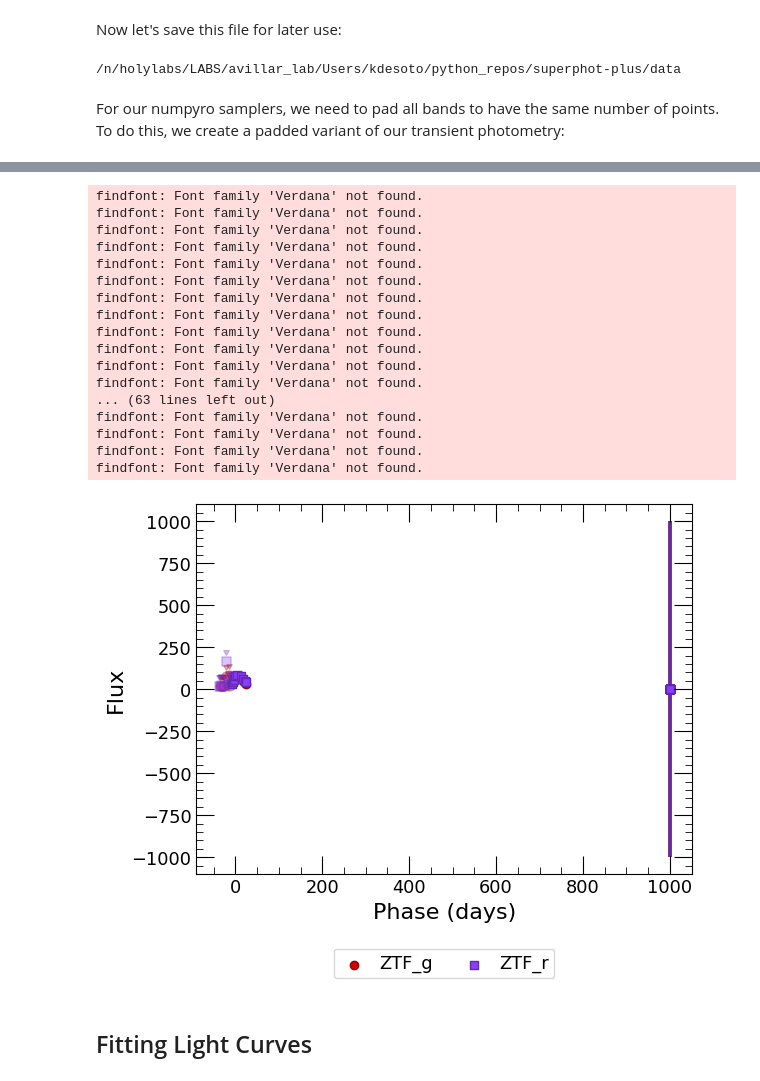
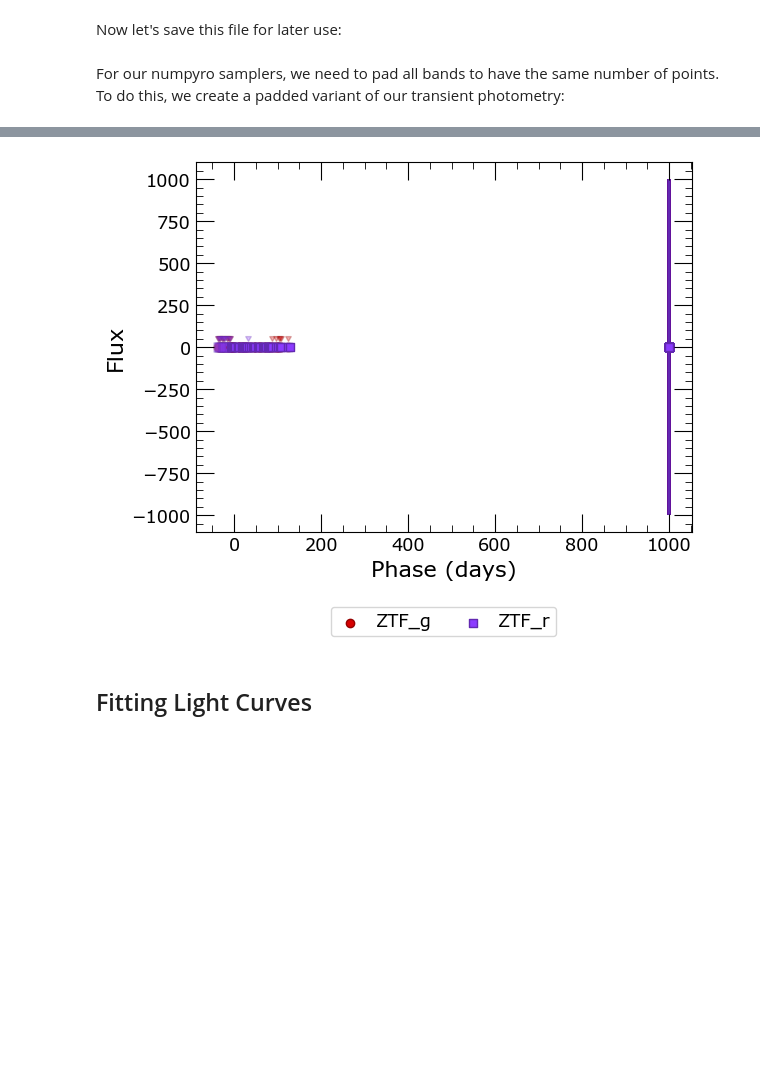
Before and after one commit to VTDA-Group/superphot-plus, a Jupyter notebook: docs/notebooks/tutorial.ipynb, the cells around one changed output, grey strips where cells are left out. Cells and saved outputs as stored; diff of their text form; code cells hidden in the pictures; blank space fills up the shorter version.

```diff
--- a/docs/notebooks/tutorial.ipynb
+++ b/docs/notebooks/tutorial.ipynb
@@ -18,6 +26,4 @@ from snapi import Photometry, Transient
 # %%
-test_sn = "2022abfi"
-
 alerce_agent = ALeRCEQueryAgent()
 tns_agent = TNSQueryAgent()
 transient = Transient(iid=test_sn)
@@ -85,11 +55,7 @@ Let's phase the light curve and correct for extinction:
 # %%
-photometry.phase()
-corr_lcs = []
-for lc in photometry.light_curves:
-    corr_lcs.append(
-        lc.correct_extinction(coordinates=transient.coordinates)
-    )
-photometry = Photometry(corr_lcs)
+photometry.phase(inplace=True)
+photometry.normalize(inplace=True)
+photometry.correct_extinction(coordinates=transient.coordinates, inplace=True)
 transient.photometry = photometry
 
 fig, ax = plt.subplots()
@@ -120,14 +69,4 @@ findfont: Font family 'Verdana' not found.
 # %% [markdown]
 Now let's save this file for later use:
-# %%
-# all data will be saved in root directory "data" folder
-import os
-from pathlib import Path
-
-p = Path(os.getcwd()).parents[1]
-SAVE_DIR = os.path.join(p, "data")
-print(SAVE_DIR)
-# %% [output]
-/n/holylabs/LABS/avillar_lab/Users/kdesoto/python_repos/superphot-plus/data
 # %%
 transient.save(
@@ -136,36 +75,24 @@ transient.save(
 # %% [markdown]
 For our numpyro samplers, we need to pad all bands to have the same number of points. To do this, we create a padded variant of our transient photometry:
 # %%
-from astropy.time import Time
-import astropy.units as u
-from snapi import Transient, Formatter
-import os
-from pathlib import Path
-import matplotlib.pyplot as plt
-from snapi import Photometry
-
-test_sn = "2022abfi"
-p = Path(os.getcwd()).parents[1]
-SAVE_DIR = os.path.join(p, "data")
-print(SAVE_DIR)
-
 transient = Transient.load(
-    os.path.join(SAVE_DIR, test_sn+".h5"),
+    os.path.join(SAVE_DIR, test_sn),
 )
 
+n_pad = int(2**np.ceil(np.log2(len(transient.photometry.detections))))
+
 padded_lcs = set()
-fill = {'time': 1000., 'flux': 0.1, 'flux_unc': 1000., 'zpt': 23.90, 'non_detections': False}
+fill = {'phase': 1000., 'flux': 0.1, 'flux_unc': 1000., 'zpt': 23.90, 'non_detections': False}
 
 padded_lcs = []
 for lc in transient.photometry.light_curves:
-    padded_lc=lc.pad(fill, 32 - len(lc.detections))
+    padded_lc=lc.pad(fill, n_pad - len(lc.detections))
     padded_lcs.append(padded_lc)
-    print(padded_lc.detections)
 
-padded_photometry = Photometry(padded_lcs)
+padded_photometry = Photometry.from_light_curves(padded_lcs)
 transient.photometry = padded_photometry
 transient.save(
-    os.path.join(SAVE_DIR, test_sn+"_padded.h5")
+    os.path.join(SAVE_DIR, test_sn+"_padded")
 )
 formatter = Formatter()
 fig, ax = plt.subplots()
@@ -194,20 +104,3 @@ time
-findfont: Font family 'Verdana' not found.
-findfont: Font family 'Verdana' not found.
-findfont: Font family 'Verdana' not found.
-findfont: Font family 'Verdana' not found.
-findfont: Font family 'Verdana' not found.
-findfont: Font family 'Verdana' not found.
-findfont: Font family 'Verdana' not found.
-findfont: Font family 'Verdana' not found.
-findfont: Font family 'Verdana' not found.
-findfont: Font family 'Verdana' not found.
-findfont: Font family 'Verdana' not found.
-findfont: Font family 'Verdana' not found.
-... (63 lines left out)
-findfont: Font family 'Verdana' not found.
-findfont: Font family 'Verdana' not found.
-findfont: Font family 'Verdana' not found.
-findfont: Font family 'Verdana' not found.
-[figure, old version]
+[figure, new version]
 # %% [markdown]
 ## Fitting Light Curves
```
Also changed, not shown: parts of 21 cells of this notebook, 17 other files.
